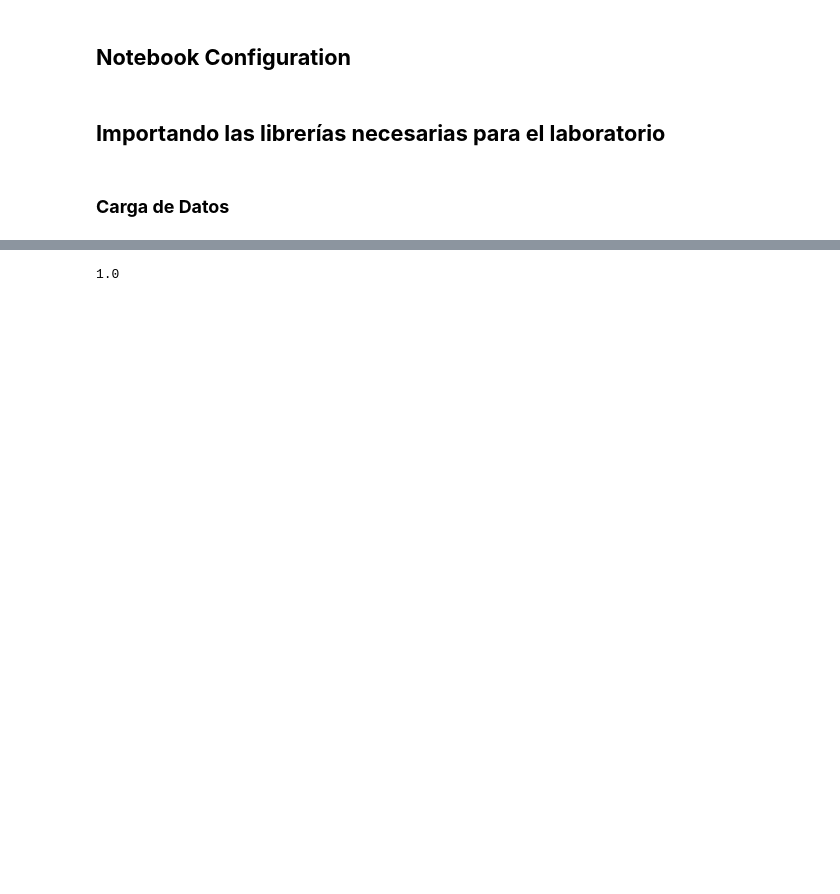
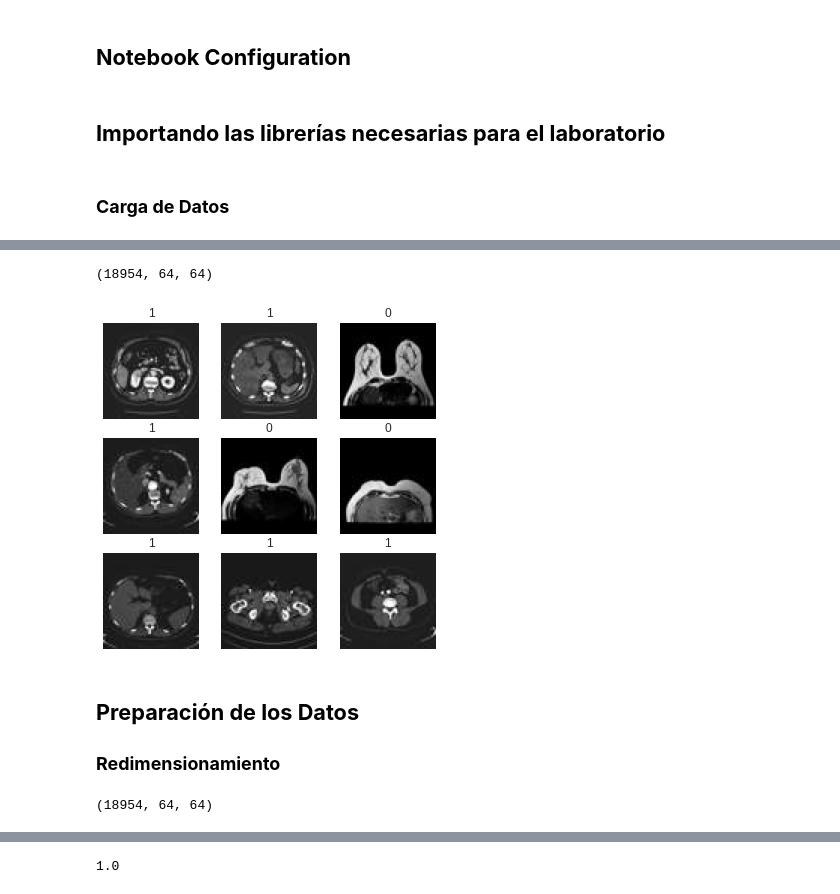
Before and after one commit to jpcano1/ISIS_4825_Imagenes_Vision, a Jupyter notebook: Machine Learning/Taller 10/Taller_10.ipynb, the cells around one changed output, grey strips where cells are left out. Saved outputs shown, nothing was run; the diff lists cells and outputs as text; code cells hidden in the pictures; blank space fills up the shorter version.

```diff
--- a/Machine Learning/Taller 10/Taller_10.ipynb
+++ b/Machine Learning/Taller 10/Taller_10.ipynb
@@ -89,2 +98,23 @@ for dir_ in tqdm(gen.read_listdir(breast_dir)):
+# %%
+total_data.shape
+# %% [output]
+(18954, 64, 64)
+# %%
+np.random.seed(5678)
+random_sample = np.random.choice(range(total_data.shape[0]), size=9)
+gen.visualize_subplot(
+    total_data[random_sample],
+    total_targets[random_sample], (3, 3), (6, 6)
+)
+# %% [output]
+[figure, added]
+# %% [markdown]
+## **Preparación de los Datos**
+
+### **Redimensionamiento**
+# %%
+total_data.shape
+# %% [output]
+(18954, 64, 64)
 # %%
 total_data = total_data.reshape(-1, 4096)
```
Also changed, not shown: parts of 30 cells of this notebook.
